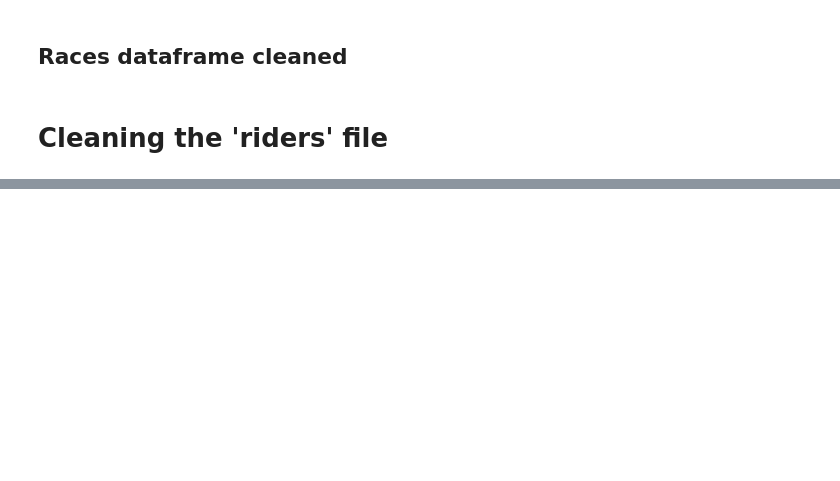
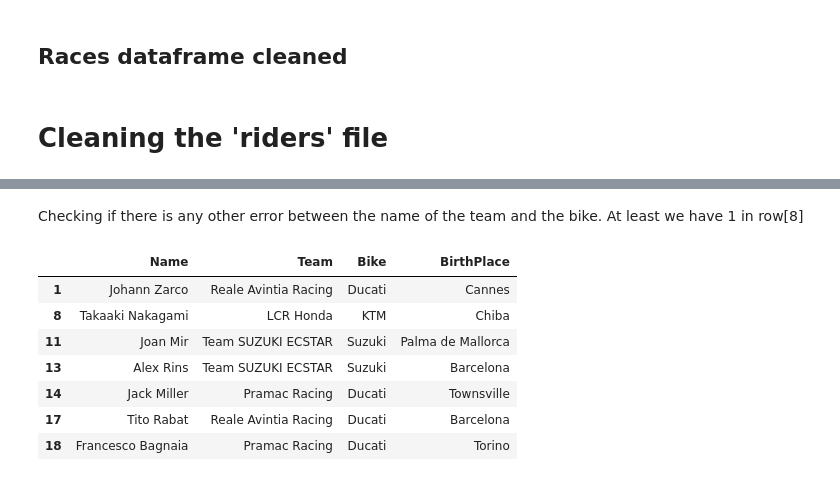
Before and after one commit to GuillemGodayol/Final-Project-Optimizing-MotoGP-Calendar, a Jupyter notebook: notebooks/2_Data_Cleaning.ipynb, the cells around one changed output, grey strips where cells are left out. Drawn from its saved outputs; the diff is of its cells as text; code cells hidden in the pictures; blank space fills up the shorter version.

```diff
--- a/notebooks/2_Data_Cleaning.ipynb
+++ b/notebooks/2_Data_Cleaning.ipynb
@@ -195,0 +226,2 @@ riders.head()
+# %%
+riders['Bike'] = riders['Bike'].apply(lambda x: re.sub(r'Bike: ','',x))
@@ -195,0 +274,4 @@ riders.head()
+# %%
+riders.at[8,'Team'] = 'LCR Honda'
+# %%
+riders.at[10,'Team']= 'LCR Honda'
@@ -195,0 +293,13 @@ riders.head()
+# %% [markdown]
+Checking if there is any other error between the name of the team and the bike. At least we have 1 in row[8]
+# %%
+riders.loc[riders.apply(lambda x: x['Bike'] in x['Team'], axis = 1) == False]
+# %% [output]
+|  | Name | Team | Bike | BirthPlace |
+| 1 | Johann Zarco | Reale Avintia Racing | Ducati | Cannes |
+| 8 | Takaaki Nakagami | LCR Honda | KTM | Chiba |
+| 11 | Joan Mir | Team SUZUKI ECSTAR | Suzuki | Palma de Mallorca |
+| 13 | Alex Rins | Team SUZUKI ECSTAR | Suzuki | Barcelona |
+| 14 | Jack Miller | Pramac Racing | Ducati | Townsville |
+| 17 | Tito Rabat | Reale Avintia Racing | Ducati | Barcelona |
+| 18 | Francesco Bagnaia | Pramac Racing | Ducati | Torino |
```
Also changed, not shown: parts of 22 cells of this notebook, 1 other file.
